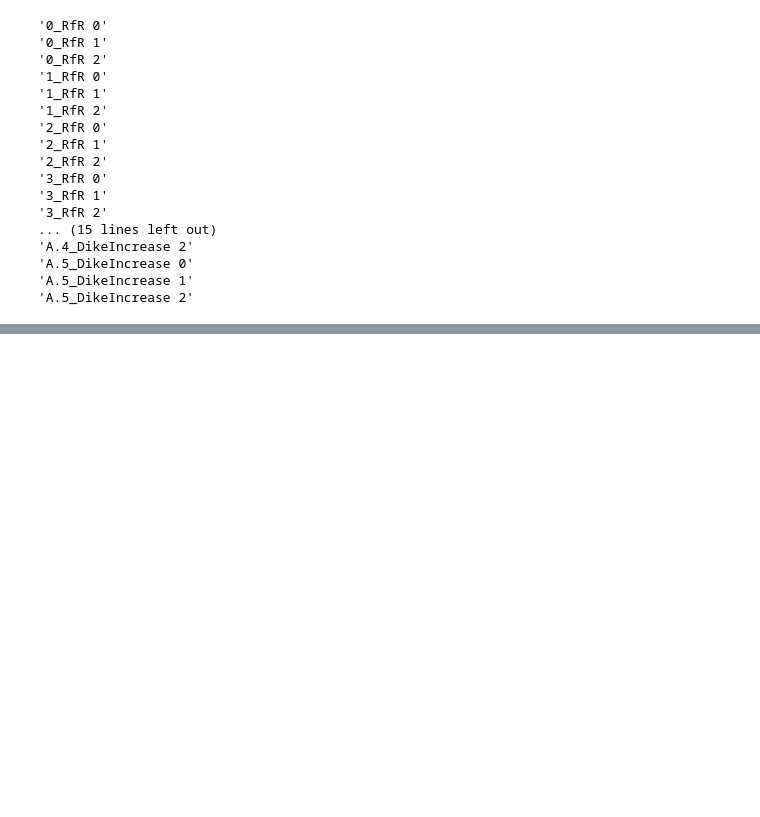
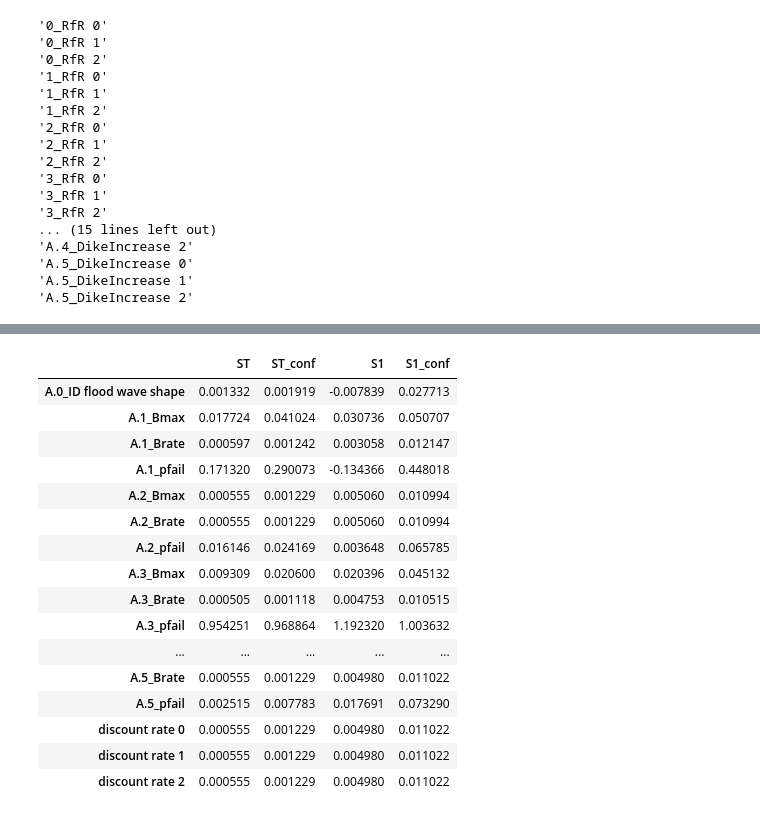
Before and after one commit to EwoutH/modelbased-g13, a Jupyter notebook: Sobol G13.ipynb, the cells around one changed output, grey strips where cells are left out. Cells and saved outputs as stored; diff of their text form; code cells hidden in the pictures; blank space fills up the shorter version.

```diff
--- a/Sobol G13.ipynb
+++ b/Sobol G13.ipynb
@@ -88,0 +75,12 @@ NameError: name 'pickle' is not defined
+# %%
+pol = create_policy({'0_RfR 0': 0,
+ '1_RfR 0': 0,
+ '2_RfR 0': 0,
+ '3_RfR 0': 0,
+ '4_RfR 0': 0,
+ 'EWS_DaysToThreat': 0,
+ 'A.1_DikeIncrease 0': 0,
+ 'A.2_DikeIncrease 0': 0,
+ 'A.3_DikeIncrease 0': 0,
+ 'A.4_DikeIncrease 0': 0,
+ 'A.5_DikeIncrease 0': 0,},'Upstream dike, downstream rfr')
@@ -161,0 +140,22 @@ scen1 = {
+# %%
+Si_filter = {k:deaths_sobol[k] for k in ['ST','ST_conf','S1','S1_conf']}
+Si_df = pd.DataFrame(Si_filter, index=problem['names'])
+Si_df
+# %% [output]
+|  | ST | ST_conf | S1 | S1_conf |
+| A.0_ID flood wave shape | 0.001332 | 0.001919 | -0.007839 | 0.027713 |
+| A.1_Bmax | 0.017724 | 0.041024 | 0.030736 | 0.050707 |
+| A.1_Brate | 0.000597 | 0.001242 | 0.003058 | 0.012147 |
+| A.1_pfail | 0.171320 | 0.290073 | -0.134366 | 0.448018 |
+| A.2_Bmax | 0.000555 | 0.001229 | 0.005060 | 0.010994 |
+| A.2_Brate | 0.000555 | 0.001229 | 0.005060 | 0.010994 |
+| A.2_pfail | 0.016146 | 0.024169 | 0.003648 | 0.065785 |
+| A.3_Bmax | 0.009309 | 0.020600 | 0.020396 | 0.045132 |
+| A.3_Brate | 0.000505 | 0.001118 | 0.004753 | 0.010515 |
+| A.3_pfail | 0.954251 | 0.968864 | 1.192320 | 1.003632 |
+| ... | ... | ... | ... | ... |
+| A.5_Brate | 0.000555 | 0.001229 | 0.004980 | 0.011022 |
+| A.5_pfail | 0.002515 | 0.007783 | 0.017691 | 0.073290 |
+| discount rate 0 | 0.000555 | 0.001229 | 0.004980 | 0.011022 |
+| discount rate 1 | 0.000555 | 0.001229 | 0.004980 | 0.011022 |
+| discount rate 2 | 0.000555 | 0.001229 | 0.004980 | 0.011022 |
```
Also changed, not shown: parts of 13 cells of this notebook, 1 other file.
